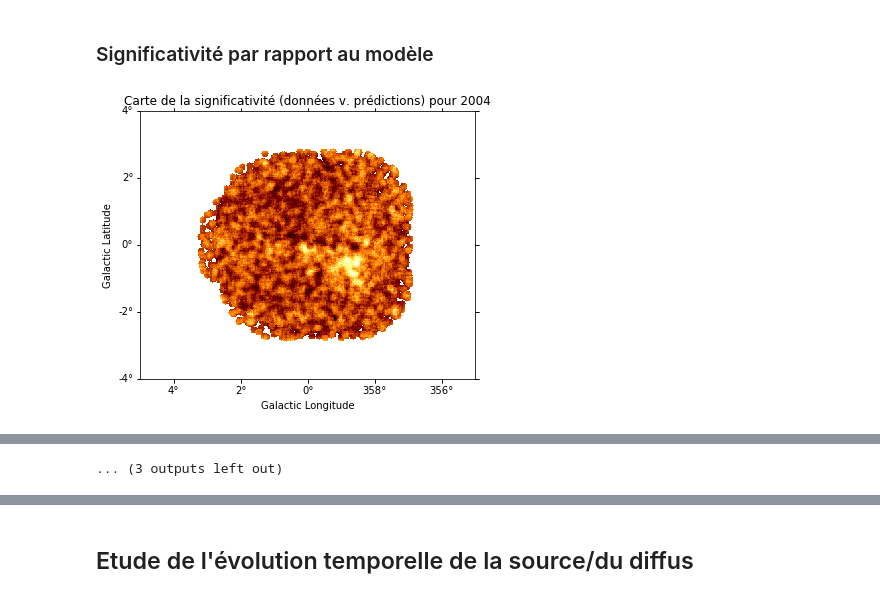
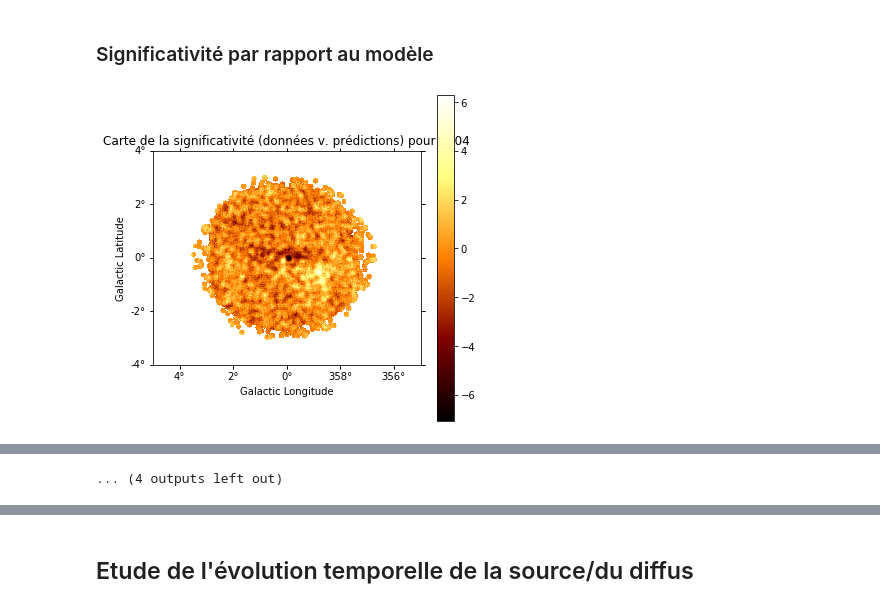
Before and after one commit to SamZouari/hess, a Jupyter notebook: notebooks0.15/analyse3D/evolution_3compin1_diffuse.ipynb, the cells around one changed output, grey strips where cells are left out. Cells and saved outputs as stored; diff of their text form; code cells hidden in the pictures.

```diff
--- a/notebooks0.15/analyse3D/evolution_3compin1_diffuse.ipynb
+++ b/notebooks0.15/analyse3D/evolution_3compin1_diffuse.ipynb
@@ -90,7 +90,7 @@ for k in range (2004,2020):
 
 for year in range(2004,2020):
 
-    filename = "$GAMMAPY_DATA/mapdataset_hess/mapsdataset_ash_108arcmin_sansbkg-peak/mapdataset" +str(year)+".fits.gz"
+    filename = "$GAMMAPY_DATA/mapdataset_hess/mapsdataset_hap-hd_ImPACT_90arcmin_zen40/mapdataset" +str(year)+".fits.gz"
     mapdataset_dict[year] = MapDataset.read(filename)
 # %% [markdown]
 ## Modèle de la source
@@ -393,7 +400,7 @@ Table length=17
 # %%
 from pathlib import Path
 
-path = Path("../../../hess_results/ash_04-19/DE_3compin1_108arcm_avec_signi_24juil")
+path = Path("../../../hess_results/hap-hd_90arcmin_zen40")
 path.mkdir(exist_ok=True)
 # %%
 pathm = Path(path / "models")
@@ -416,7 +423,7 @@ region = CircleSkyRegion(
 pathr = Path(path/"residuals")
 pathr.mkdir(exist_ok=True)
 
-for year in range(2004,2017):
+for year in range(2004,2018):
     mapdataset_dict[year].plot_residuals(
         region=region, method="diff/sqrt(model)", vmin=-1.0, vmax=1.0
         )
@@ -468,7 +475,7 @@ kernel = Tophat2DKernel(5) # il faut élargir la région où l'on compte les cou
 
 lima_significances = dict()
 
-for year in range(2004,2017):
+for year in range(2004,2018):
     plt.figure()
     counts = mapdataset_dict[year].counts.sum_over_axes()
     bkg = mapdataset_dict[year].background_model.evaluate().sum_over_axes()
@@ -508,31 +515,31 @@ for year in range(2018,2020):
 # %%
 paths = Path(path/"significance_v_npred")
 paths.mkdir(exist_ok=True)
 
 kernel = Tophat2DKernel(5) # il faut élargir la région où l'on compte les coups pour calculer la significativité, ici on prend 5 bin en distance angulaire par ex
 
 lima_significances = dict()
 
-for year in range(2004,2017):
+for year in range(2004,2018):
     plt.figure(figsize=(6,6))
     counts = mapdataset_dict[year].counts.sum_over_axes()
     mod = mapdataset_dict[year].npred().sum_over_axes()
     lima_significances[year] = compute_lima_image(counts, mod, kernel)
 
-    lima_significances[year]['significance'].plot()
+    lima_significances[year]['significance'].plot(add_cbar=True)
     name = "significance_"+str(year)+".pdf"
     plt.title("Carte de la significativité (données v. prédictions) pour "+str(year))
     plt.savefig(paths/name, overwrite=True)
 
 for year in range(2018,2020):
     plt.figure(figsize=(6,6))
     counts = mapdataset_dict[year].counts.sum_over_axes()
     mod = mapdataset_dict[year].npred().sum_over_axes()
     lima_significances[year] = compute_lima_image(counts, mod, kernel)
 
-    lima_significances[year]['significance'].plot()
+    lima_significances[year]['significance'].plot(add_cbar=True)
     name = "significance_"+str(year)+".pdf"
     plt.title("Carte de la significativité (données v. prédictions) pour "+str(year))
     plt.savefig(paths/name, overwrite=True)
 # %% [output]
-[figure, old version]
+[figure, new version]
@@ -550,4 +557,4 @@ for year in range(2018,2020):
-... (3 outputs left out)
+... (4 outputs left out)
 # %%
 # on veut voir la distribution des significativité dans cette région (par ex)
 
```
Also changed, not shown: parts of 17 cells of this notebook, 6 other files.
